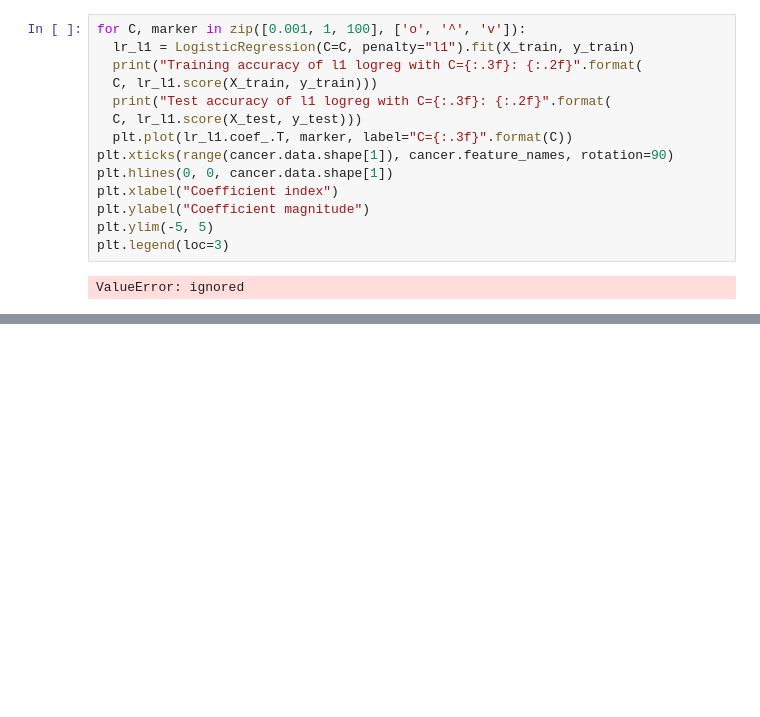
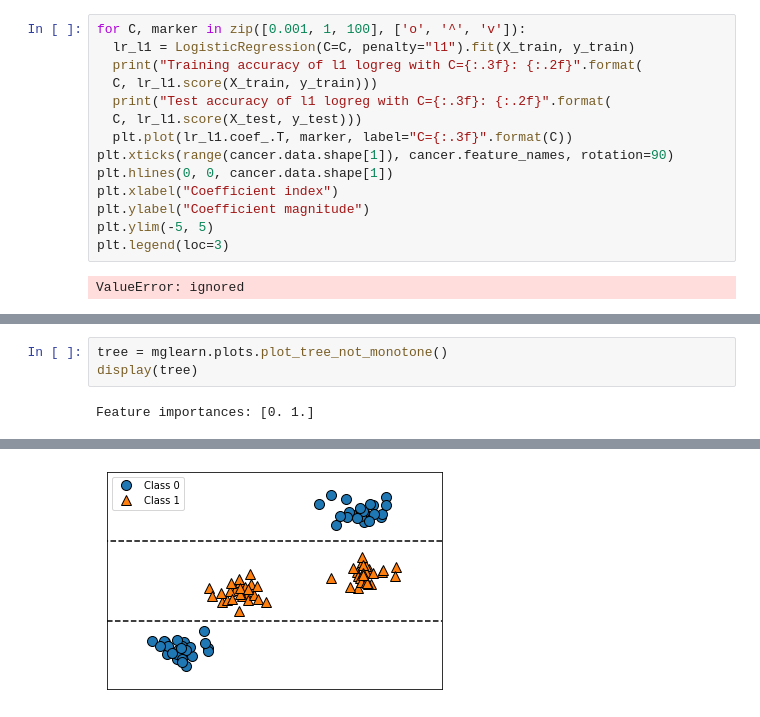
Before and after one commit to subho2810/Find-s-Algorithm, a Jupyter notebook: Untitled0.ipynb, the cells around one changed output, grey strips where cells are left out. Drawn from its saved outputs; the diff is of its cells as text; blank space fills up the shorter version.

```diff
--- a/Untitled0.ipynb
+++ b/Untitled0.ipynb
@@ -253,0 +307,5 @@ ValueError: ignored
+# %%
+tree = mglearn.plots.plot_tree_not_monotone()
+display(tree)
+# %% [output]
+Feature importances: [0. 1.]
@@ -253,0 +313 @@ ValueError: ignored
+[figure, added]
```
Also changed, not shown: parts of 10 cells of this notebook.
